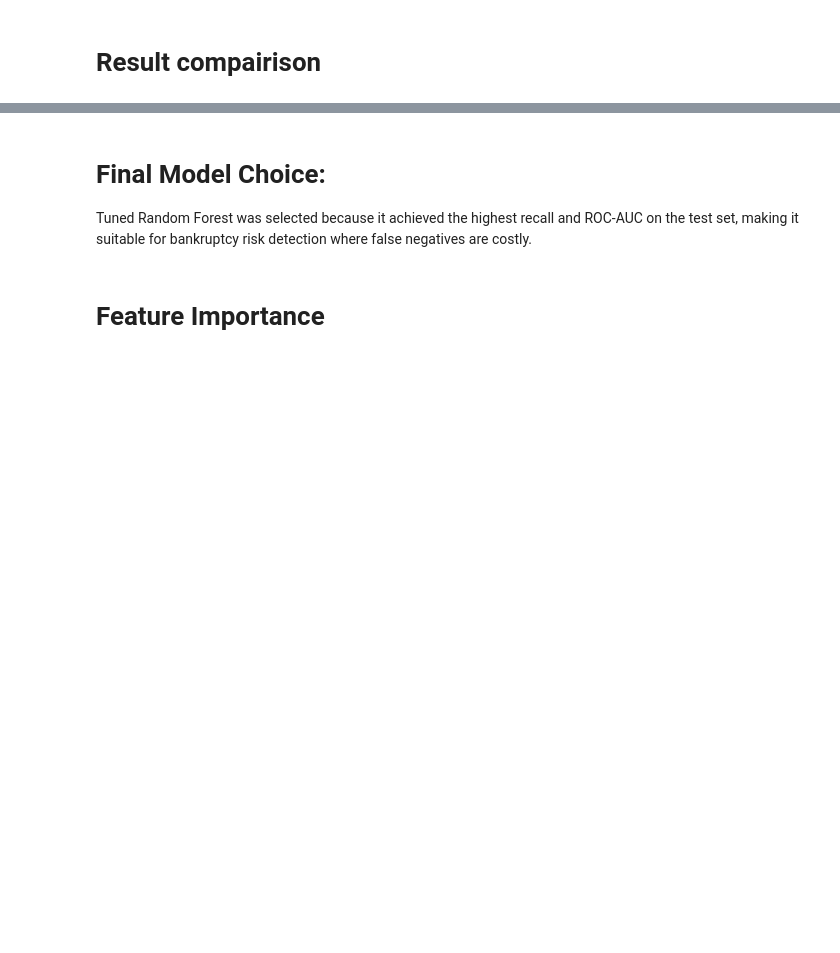
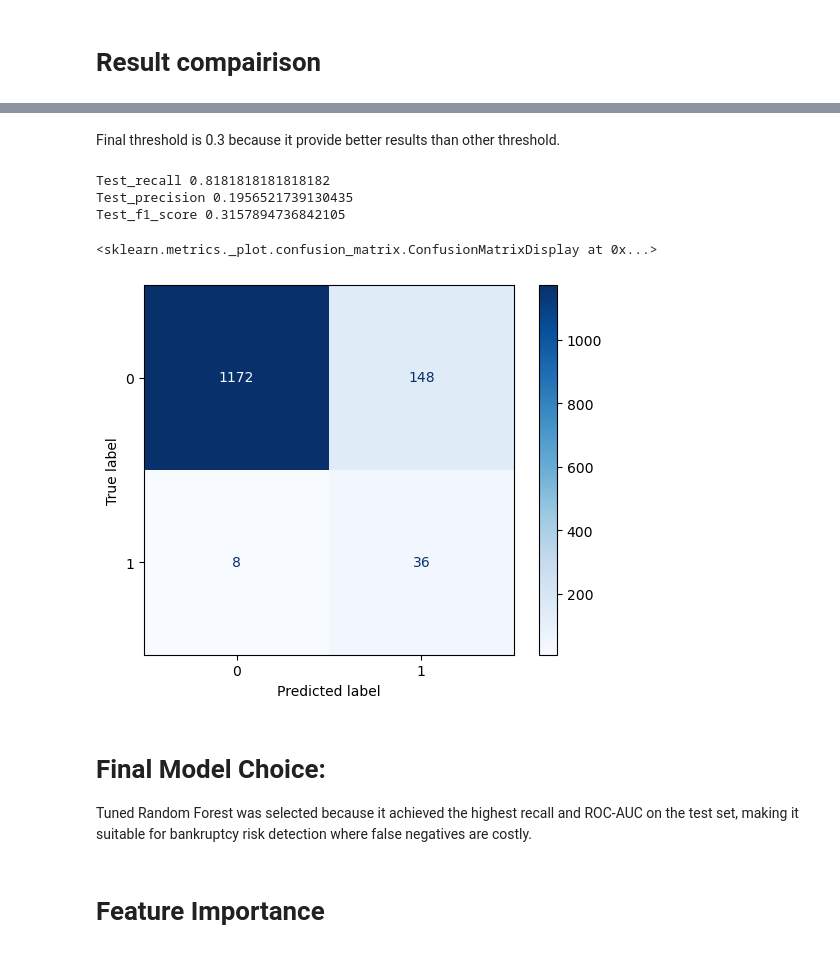
Before and after one commit to Aditya9221/Company-Bankrupt-Prediction-System, a Jupyter notebook: Company Bankruptcy Prediction.ipynb, the cells around one changed output, grey strips where cells are left out. Drawn from its saved outputs; the diff is of its cells as text; code cells hidden in the pictures; blank space fills up the shorter version.

```diff
--- a/Company Bankruptcy Prediction.ipynb
+++ b/Company Bankruptcy Prediction.ipynb
@@ -400,3 +396,22 @@ res
+# %% [markdown]
+Final threshold is 0.3 because it provide better results than other threshold.
+# %%
+final_threshold = 0.3
+y_prob = rf.predict_proba(X_test)[:, 1]
+y_pred = (y_prob >= final_threshold).astype(int)
+# %%
+print('Test_recall', recall_score(y_test, y_pred)),
+print('Test_precision', precision_score(y_test, y_pred)),
+print('Test_f1_score', f1_score(y_test, y_pred))
+# %% [output]
+Test_recall 0.8181818181818182
+Test_precision 0.1956521739130435
+Test_f1_score 0.3157894736842105
+# %%
+ConfusionMatrixDisplay.from_predictions(y_test, y_pred, cmap = 'Blues')
+# %% [output]
+<sklearn.metrics._plot.confusion_matrix.ConfusionMatrixDisplay at 0x...>
+[figure, added]
 # %% [markdown]
 # Final Model Choice:
 Tuned Random Forest was selected because it achieved the highest recall and ROC-AUC on the test set, making it suitable for bankruptcy risk detection where false negatives are costly.
```
Also changed, not shown: parts of 21 cells of this notebook.
